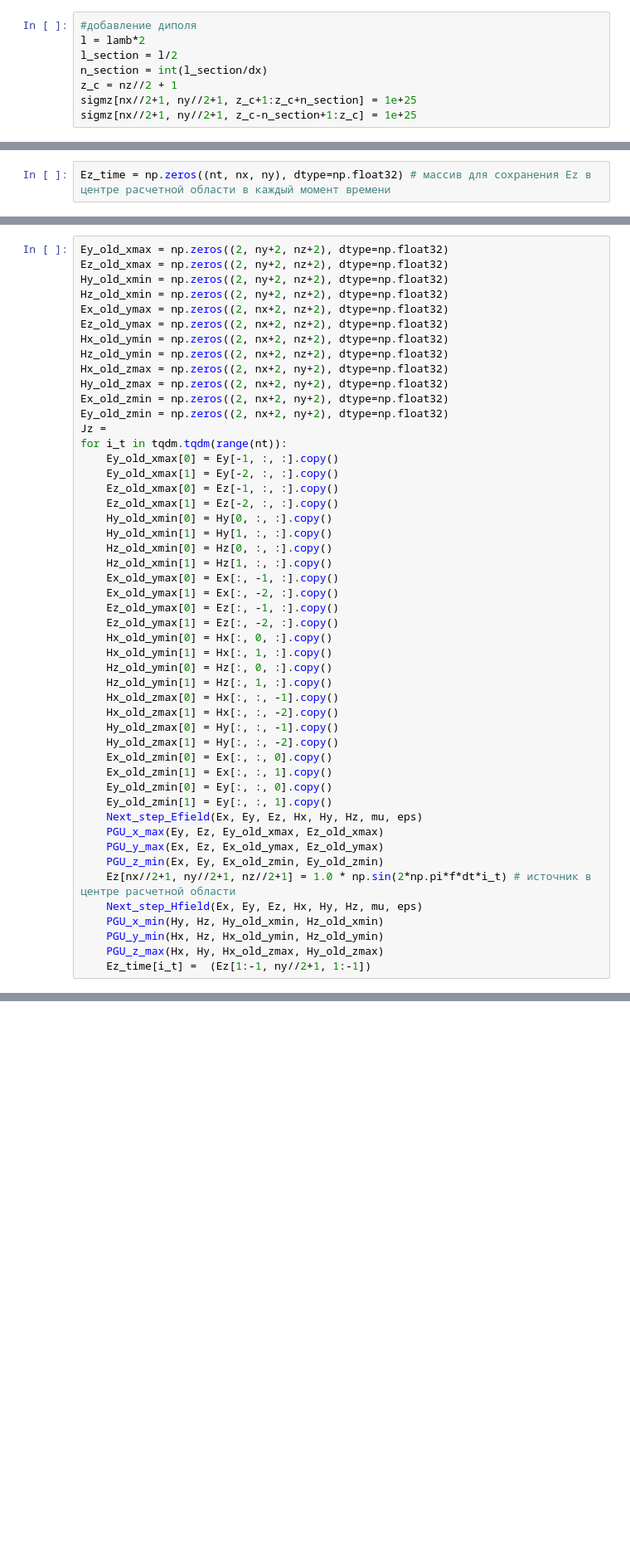
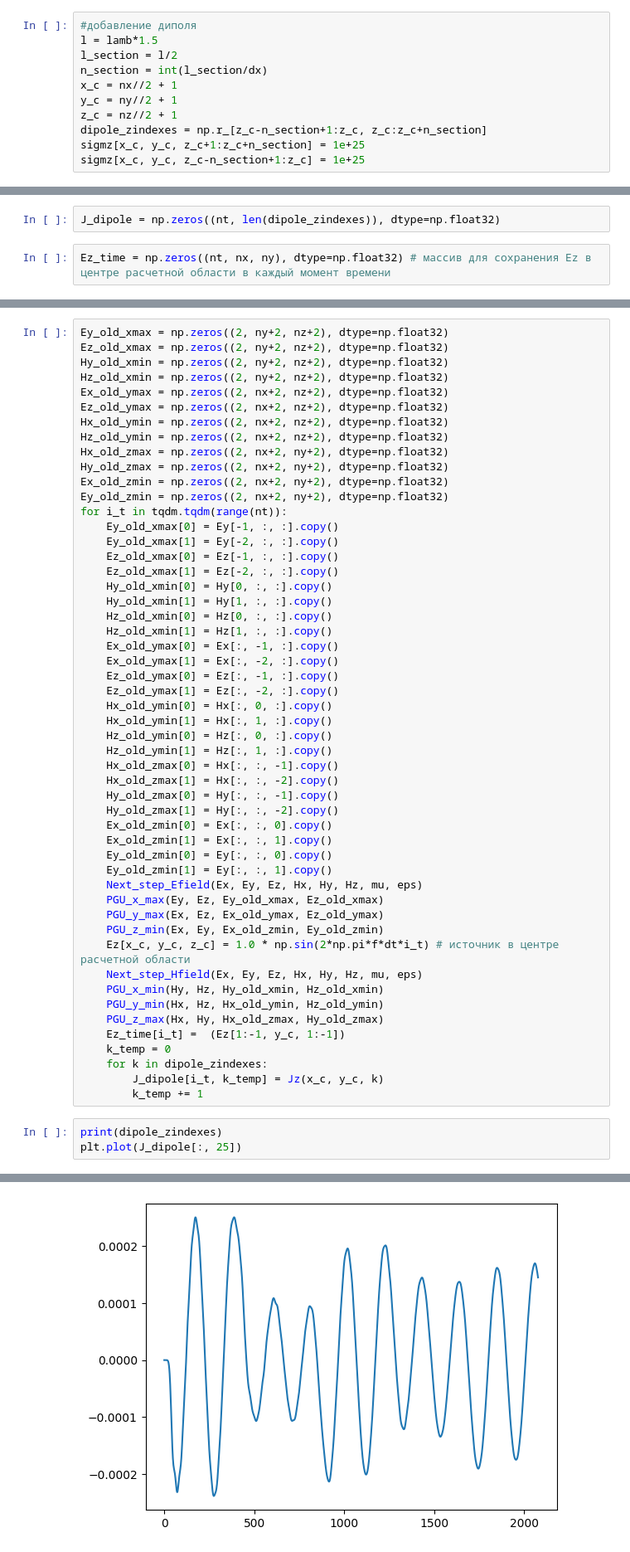
Before and after one commit to MikhailPolikarpov/Num_meth_8_sem, a Jupyter notebook: TDS_03.ipynb, the cells around one changed output, grey strips where cells are left out. Shown at 83% size. Drawn from its saved outputs; the diff is of its cells as text; blank space fills up the shorter version.

```diff
--- a/TDS_03.ipynb
+++ b/TDS_03.ipynb
@@ -45,11 +45,14 @@ mu = np.ones((nx+2, ny+2, nz+2), dtype=np.float32)*MU_0
 eps = np.ones((nx+2, ny+2, nz+2), dtype=np.float32)*EPS_0
 # %%
 #добавление диполя
-l = lamb*2
+l = lamb*1.5
 l_section = l/2
 n_section = int(l_section/dx)
+x_c = nx//2 + 1
+y_c = ny//2 + 1
 z_c = nz//2 + 1
-sigmz[nx//2+1, ny//2+1, z_c+1:z_c+n_section] = 1e+25
-sigmz[nx//2+1, ny//2+1, z_c-n_section+1:z_c] = 1e+25
+dipole_zindexes = np.r_[z_c-n_section+1:z_c, z_c:z_c+n_section]
+sigmz[x_c, y_c, z_c+1:z_c+n_section] = 1e+25
+sigmz[x_c, y_c, z_c-n_section+1:z_c] = 1e+25
 # %%
 # z-компонента тока в ячейке (i, j, k)
@@ -60,3 +75,5 @@ def Jz(i, j, k):
+# %%
+J_dipole = np.zeros((nt, len(dipole_zindexes)), dtype=np.float32)
 # %%
 Ez_time = np.zeros((nt, nx, ny), dtype=np.float32) # массив для сохранения Ez в центре расчетной области в каждый момент времени
 # %%
@@ -142,7 +159,6 @@ Hx_old_zmax = np.zeros((2, nx+2, ny+2), dtype=np.float32)
 Hy_old_zmax = np.zeros((2, nx+2, ny+2), dtype=np.float32)
 Ex_old_zmin = np.zeros((2, nx+2, ny+2), dtype=np.float32)
 Ey_old_zmin = np.zeros((2, nx+2, ny+2), dtype=np.float32)
-Jz =
 for i_t in tqdm.tqdm(range(nt)):
     Ey_old_xmax[0] = Ey[-1, :, :].copy()
     Ey_old_xmax[1] = Ey[-2, :, :].copy()
@@ -172,9 +188,17 @@ for i_t in tqdm.tqdm(range(nt)):
     PGU_x_max(Ey, Ez, Ey_old_xmax, Ez_old_xmax)
     PGU_y_max(Ex, Ez, Ex_old_ymax, Ez_old_ymax)
     PGU_z_min(Ex, Ey, Ex_old_zmin, Ey_old_zmin)
-    Ez[nx//2+1, ny//2+1, nz//2+1] = 1.0 * np.sin(2*np.pi*f*dt*i_t) # источник в центре расчетной области
+    Ez[x_c, y_c, z_c] = 1.0 * np.sin(2*np.pi*f*dt*i_t) # источник в центре расчетной области
     Next_step_Hfield(Ex, Ey, Ez, Hx, Hy, Hz, mu, eps)
     PGU_x_min(Hy, Hz, Hy_old_xmin, Hz_old_xmin)
     PGU_y_min(Hx, Hz, Hx_old_ymin, Hz_old_ymin)
     PGU_z_max(Hx, Hy, Hx_old_zmax, Hy_old_zmax)
-    Ez_time[i_t] =  (Ez[1:-1, ny//2+1, 1:-1])
+    Ez_time[i_t] =  (Ez[1:-1, y_c, 1:-1])
+    k_temp = 0
+    for k in dipole_zindexes:
+        J_dipole[i_t, k_temp] = Jz(x_c, y_c, k)
+        k_temp += 1
+# %%
+print(dipole_zindexes)
+plt.plot(J_dipole[:, 25])
+# %% [output]
@@ -180,0 +210 @@ for i_t in tqdm.tqdm(range(nt)):
+[figure, added]
```
Also changed, not shown: parts of 7 cells of this notebook, 2 other files.
